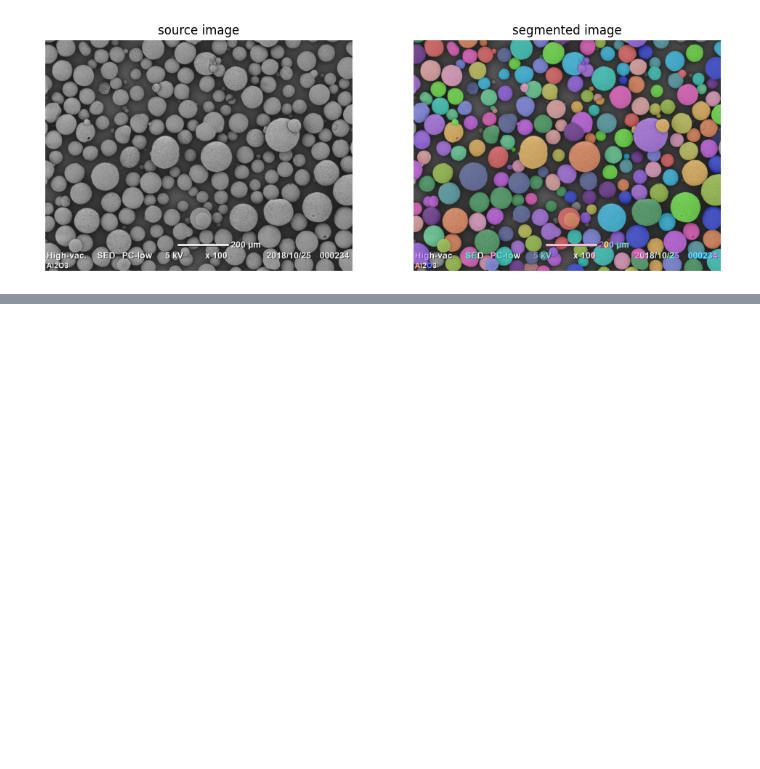
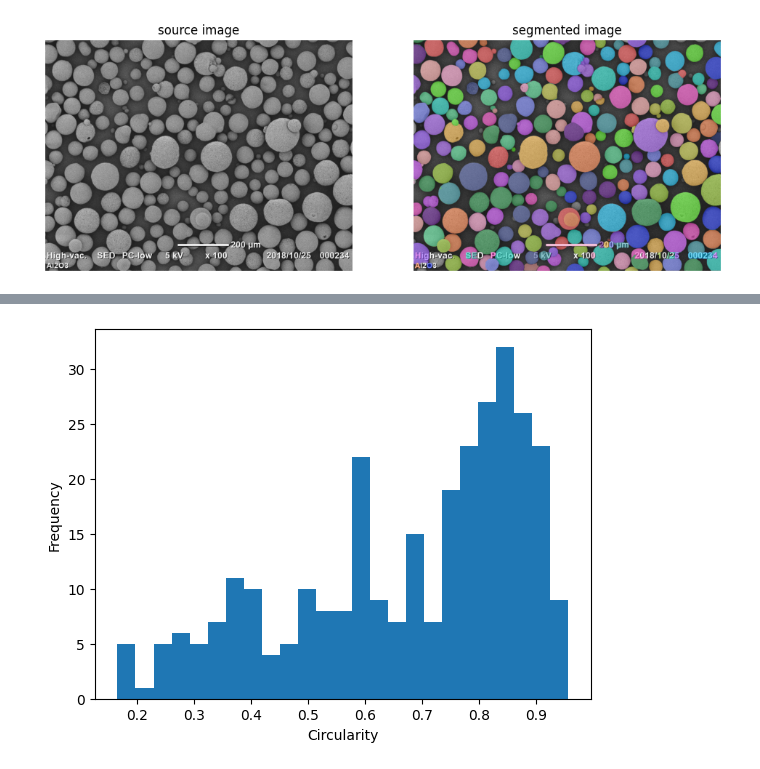
Before and after one commit to hodakamori/ml-tutorial, a Jupyter notebook: 026_segment_anything/segment_anything_sem.ipynb, the cells around one changed output, grey strips where cells are left out. Cells and saved outputs as stored; diff of their text form; code cells hidden in the pictures; blank space fills up the shorter version.

```diff
--- a/026_segment_anything/segment_anything_sem.ipynb
+++ b/026_segment_anything/segment_anything_sem.ipynb
@@ -64,0 +128,14 @@ sv.plot_images_grid(
+# %%
+def get_circularity(points):
+  boundary_points = extract_boundary_points(points)
+  circularity, _, _, _, _ = calculate_circularity(boundary_points)
+  return circularity
+# %%
+fig = plt.figure()
+ax = fig.add_subplot(111)
+ax.hist([get_circularity(segment['coordinates']) for segment in segment_data], bins=25)
+ax.set_xlabel('Circularity')
+ax.set_ylabel('Frequency')
+plt.show()
+# %% [output]
+[figure, added]
```
Also changed, not shown: parts of 11 cells of this notebook.
